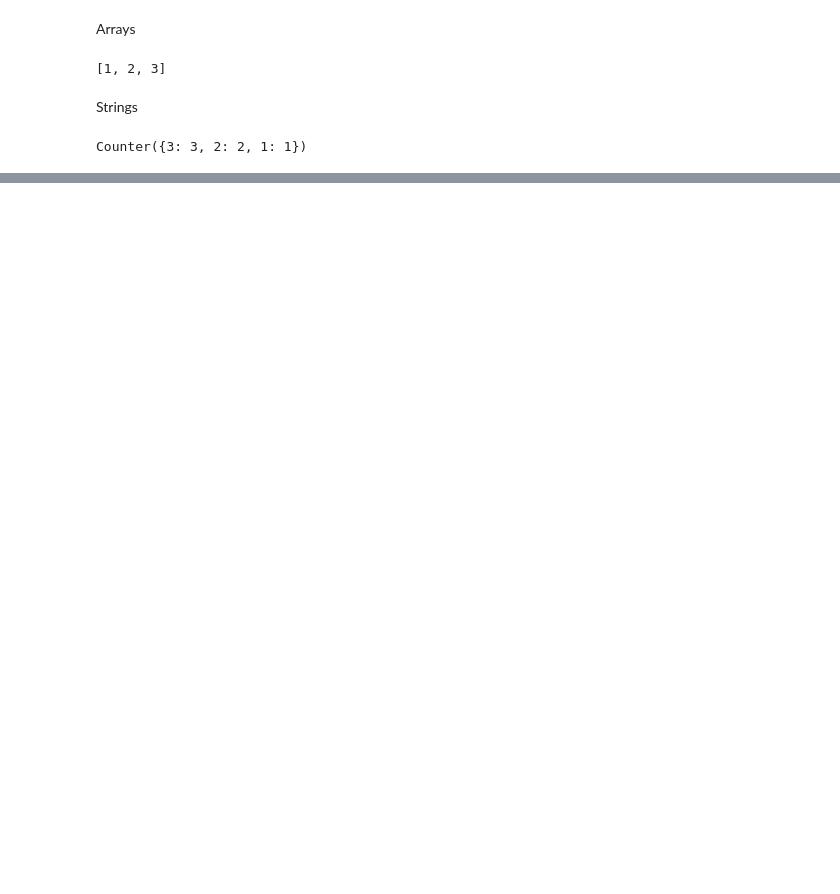
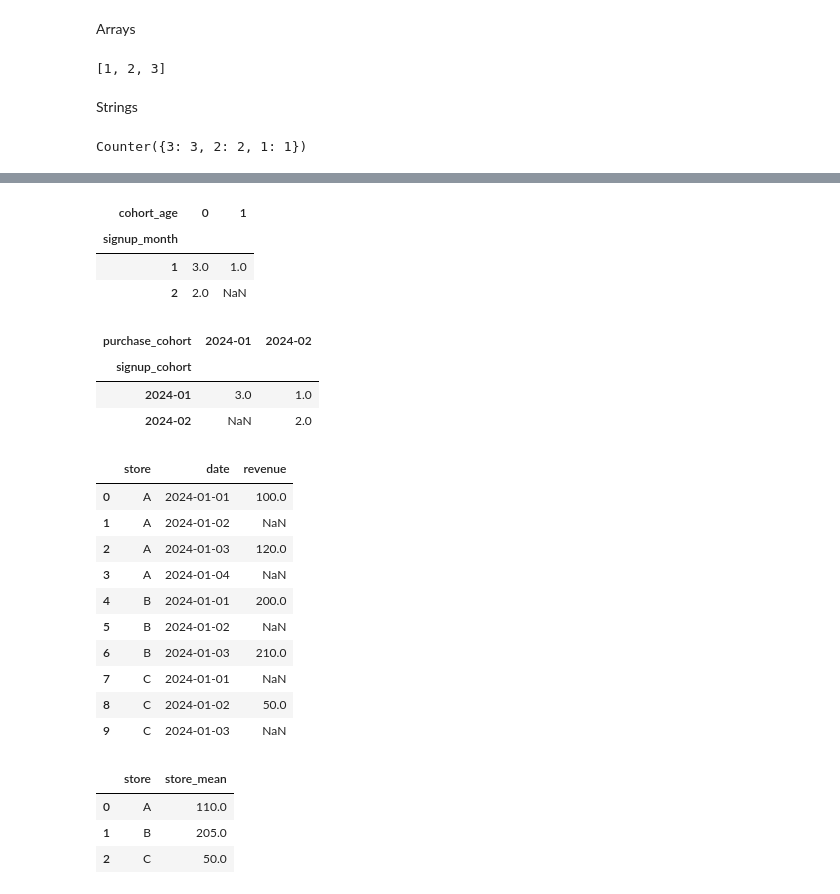
Before and after one commit to underprashure/dsa-practice, a Jupyter notebook: neetcode-75.ipynb, the cells around one changed output, grey strips where cells are left out. Drawn from its saved outputs; the diff is of its cells as text; code cells hidden in the pictures; blank space fills up the shorter version.

```diff
--- a/neetcode-75.ipynb
+++ b/neetcode-75.ipynb
@@ -124,0 +285,70 @@ Counter({3: 3, 2: 2, 1: 1})
+# %%
+users['signup_date'] = pd.to_datetime(users['signup_date'])
+users['signup_cohort'] = users['signup_date'].dt.to_period('M')
+purchases['purchase_date'] = pd.to_datetime(purchases['purchase_date'])
+purchases['purchase_cohort'] = purchases['purchase_date'].dt.to_period('M')
+combined = pd.merge(users, purchases, on="user_id",how='left',suffixes=['_u','_p'])
+combined['cohort_age'] = (combined['purchase_month'] - combined['signup_month'])
+combined.pivot_table(
+    index='signup_month',
+    columns='cohort_age',
+    values = 'user_id',
+    aggfunc = 'nunique'
+)
+# %% [output]
+| cohort_age | 0 | 1 |
+| signup_month |  |  |
+| 1 | 3.0 | 1.0 |
+| 2 | 2.0 | NaN |
+# %%
+combined.pivot_table(
+    index='signup_cohort',
+    columns='purchase_cohort',
+    values = 'user_id',
+    aggfunc = 'nunique'
+)
+# %% [output]
+| purchase_cohort | 2024-01 | 2024-02 |
+| signup_cohort |  |  |
+| 2024-01 | 3.0 | 1.0 |
+| 2024-02 | NaN | 2.0 |
+# %%
+sales = pd.DataFrame({
+"store":[
+"A","A","A","A",
+"B","B","B",
+"C","C","C"
+],
+"date":[
+"2024-01-01","2024-01-02","2024-01-03","2024-01-04",
+"2024-01-01","2024-01-02","2024-01-03",
+"2024-01-01","2024-01-02","2024-01-03"
+],
+"revenue":[
+100,None,120,None,
+200,None,210,
+None,50,None
+]
+})
+# %%
+sales
+# %% [output]
+|  | store | date | revenue |
+| 0 | A | 2024-01-01 | 100.0 |
+| 1 | A | 2024-01-02 | NaN |
+| 2 | A | 2024-01-03 | 120.0 |
+| 3 | A | 2024-01-04 | NaN |
+| 4 | B | 2024-01-01 | 200.0 |
+| 5 | B | 2024-01-02 | NaN |
+| 6 | B | 2024-01-03 | 210.0 |
+| 7 | C | 2024-01-01 | NaN |
+| 8 | C | 2024-01-02 | 50.0 |
+| 9 | C | 2024-01-03 | NaN |
+# %%
+store_mean = sales.groupby('store').agg(store_mean=('revenue','mean')).reset_index()
+store_mean
+# %% [output]
+|  | store | store_mean |
+| 0 | A | 110.0 |
+| 1 | B | 205.0 |
+| 2 | C | 50.0 |
```
Also changed, not shown: parts of 12 cells of this notebook, 2 other files.
